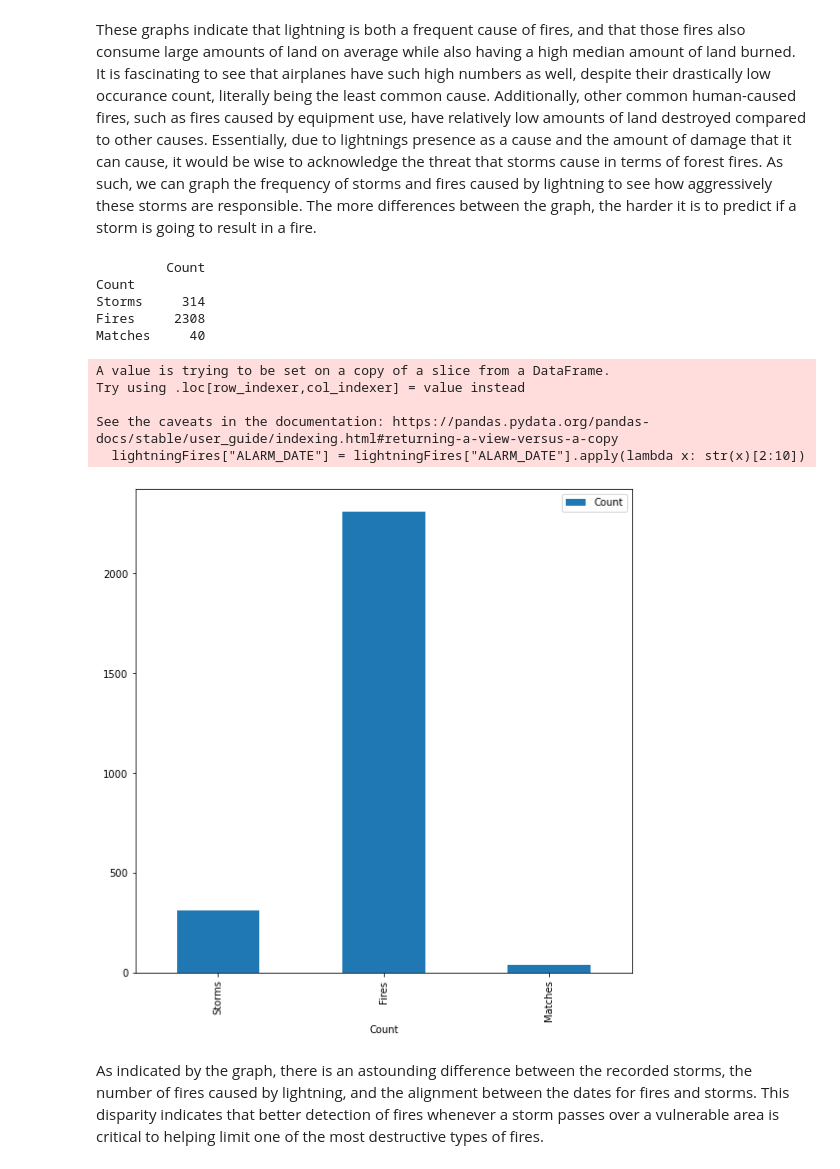
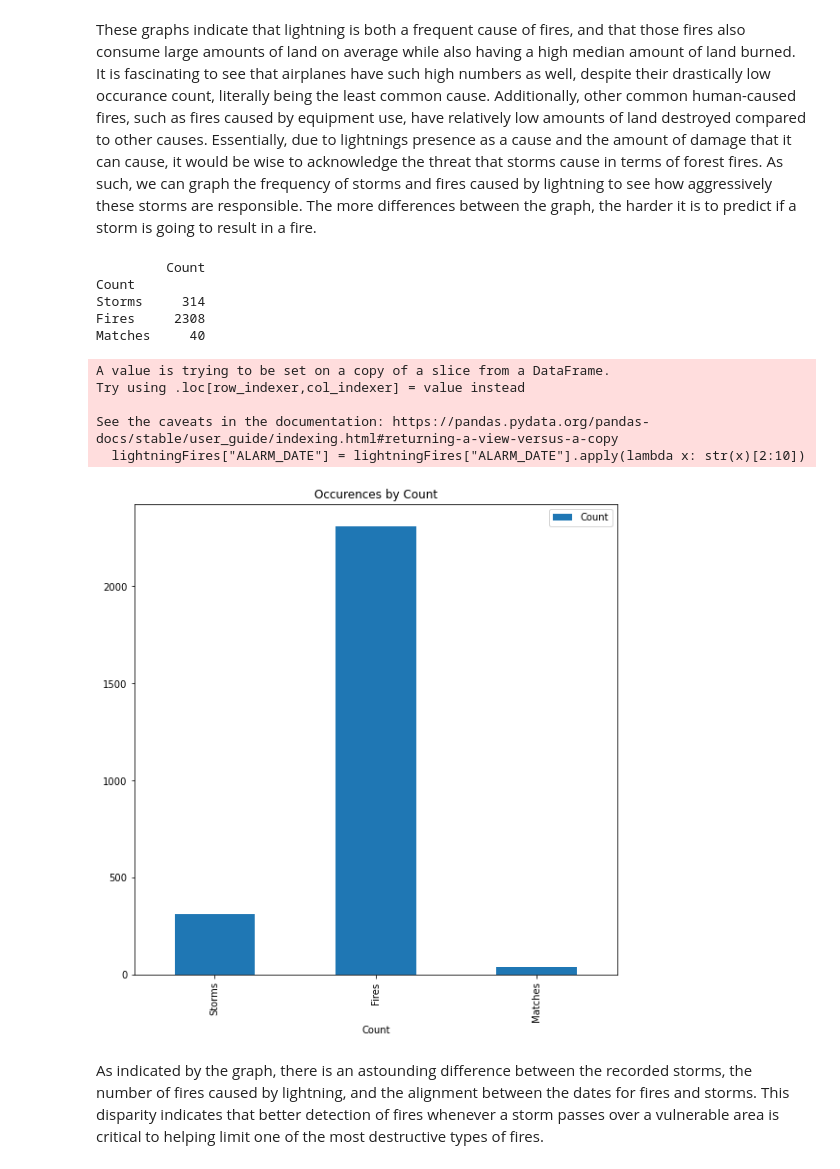
Before and after one commit to Vendr1ck/Xander_DataScience, a Jupyter notebook: WildfireResearch/wildfire.ipynb, the cells around one changed output. Cells and saved outputs as stored; diff of their text form; code cells hidden in the pictures.

```diff
--- a/WildfireResearch/wildfire.ipynb
+++ b/WildfireResearch/wildfire.ipynb
@@ -161,34 +161,34 @@ print(countComparison)
 
 # dateComparison = pd.DataFrame()#{"Date":[], "True?":[]}
 # dateComparison = pd.concat((dateComparison, stormDates))
 # dateComparison.rename_axis(mapper="Date", axis=1, inplace=True)
 # dateComparison = stormDates.copy()
 
 
 # print(dateComparison)
 
 # lightningFireDatePlot = lightningFireDates.plot(kind="bar", figsize=(15,15), legend=True)
 
-countComparison.plot(kind="bar", figsize=(9,9))
+countComparison.plot(kind="bar", figsize=(9,9), title="Occurences by Count")
 plt.show()
 
 # print(stormDates)
 # print(lightningFires)
 # print(lightningFireDates)
 
 # print(stormsAll)
 # print(lightningFires)
 # %% [output]
          Count
 Count
 Storms     314
 Fires     2308
 Matches     40
 A value is trying to be set on a copy of a slice from a DataFrame.
 Try using .loc[row_indexer,col_indexer] = value instead
 
 See the caveats in the documentation: https://pandas.pydata.org/pandas-docs/stable/user_guide/indexing.html#returning-a-view-versus-a-copy
   lightningFires["ALARM_DATE"] = lightningFires["ALARM_DATE"].apply(lambda x: str(x)[2:10])
-[figure, old version]
+[figure, new version]
 # %% [markdown]
 As indicated by the graph, there is an astounding difference between the recorded storms, the number of fires caused by lightning, and the alignment between the dates for fires and storms. This disparity indicates that better detection of fires whenever a storm passes over a vulnerable area is critical to helping limit one of the most destructive types of fires.
```
